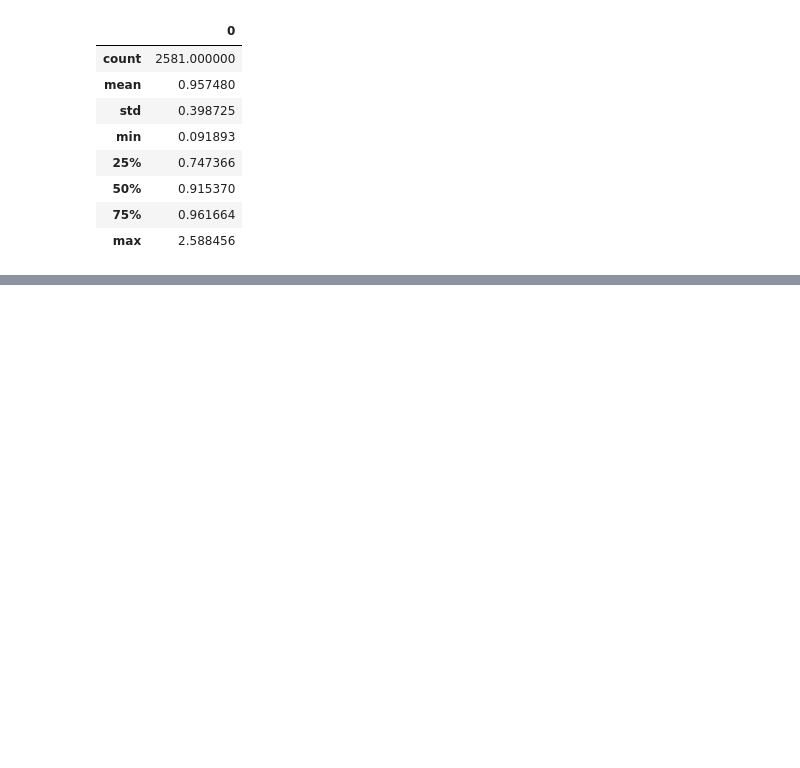
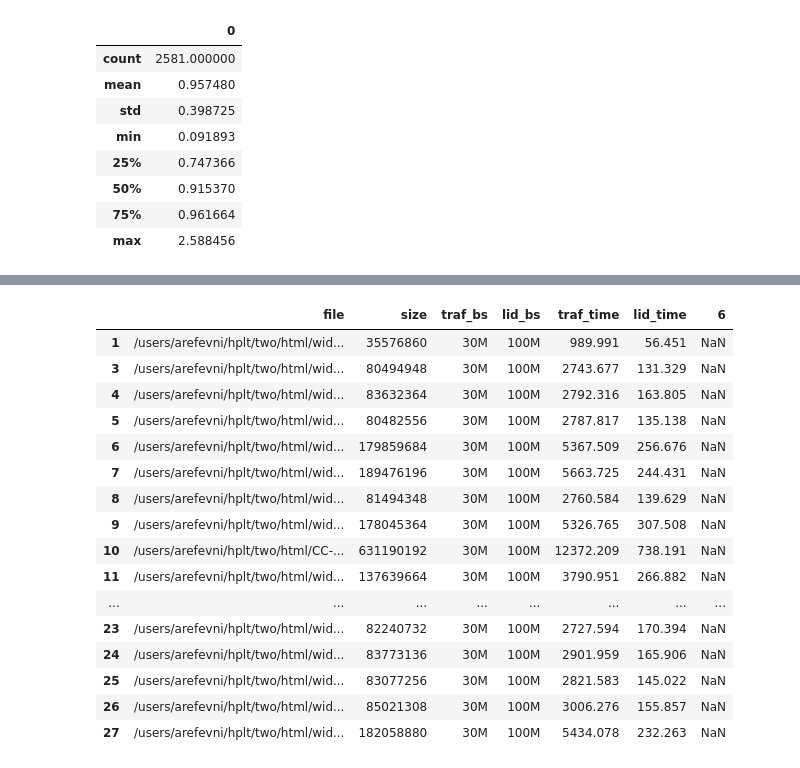
Before and after one commit to hplt-project/warc2text-runner, a Jupyter notebook: two/stage2_hypers/select_hypers.ipynb, the cells around one changed output, grey strips where cells are left out. Saved outputs shown, nothing was run; the diff lists cells and outputs as text; code cells hidden in the pictures; blank space fills up the shorter version.

```diff
--- a/two/stage2_hypers/select_hypers.ipynb
+++ b/two/stage2_hypers/select_hypers.ipynb
@@ -120,0 +139,28 @@ Stage2 for 1 input file should take 1h on avg, 2.6h maximum
+# %%
+for c in ('traf_time','lid_time'):
+    q = df[c].str.split('m', expand=True)
+    q[0] = q[0].astype(int)
+    df[c] = q.apply(lambda r: '%dh%dm%s' % (r[0]//60, r[0]%60, r[1]), axis=1)
+
+    df[c] = pd.to_datetime(df[c], format='%Hh%Mm%S.%fs') - pd.to_datetime('0', format='%S')
+    df[c] = df[c].dt.total_seconds()
+df = df[df.file.str.contains('/html/')]
+df
+# %% [output]
+|  | file | size | traf_bs | lid_bs | traf_time | lid_time | 6 |
+| 1 | /users/arefevni/hplt/two/html/wid... | 35576860 | 30M | 100M | 989.991 | 56.451 | NaN |
+| 3 | /users/arefevni/hplt/two/html/wid... | 80494948 | 30M | 100M | 2743.677 | 131.329 | NaN |
+| 4 | /users/arefevni/hplt/two/html/wid... | 83632364 | 30M | 100M | 2792.316 | 163.805 | NaN |
+| 5 | /users/arefevni/hplt/two/html/wid... | 80482556 | 30M | 100M | 2787.817 | 135.138 | NaN |
+| 6 | /users/arefevni/hplt/two/html/wid... | 179859684 | 30M | 100M | 5367.509 | 256.676 | NaN |
+| 7 | /users/arefevni/hplt/two/html/wid... | 189476196 | 30M | 100M | 5663.725 | 244.431 | NaN |
+| 8 | /users/arefevni/hplt/two/html/wid... | 81494348 | 30M | 100M | 2760.584 | 139.629 | NaN |
+| 9 | /users/arefevni/hplt/two/html/wid... | 178045364 | 30M | 100M | 5326.765 | 307.508 | NaN |
+| 10 | /users/arefevni/hplt/two/html/CC-... | 631190192 | 30M | 100M | 12372.209 | 738.191 | NaN |
+| 11 | /users/arefevni/hplt/two/html/wid... | 137639664 | 30M | 100M | 3790.951 | 266.882 | NaN |
+| ... | ... | ... | ... | ... | ... | ... | ... |
+| 23 | /users/arefevni/hplt/two/html/wid... | 82240732 | 30M | 100M | 2727.594 | 170.394 | NaN |
+| 24 | /users/arefevni/hplt/two/html/wid... | 83773136 | 30M | 100M | 2901.959 | 165.906 | NaN |
+| 25 | /users/arefevni/hplt/two/html/wid... | 83077256 | 30M | 100M | 2821.583 | 145.022 | NaN |
+| 26 | /users/arefevni/hplt/two/html/wid... | 85021308 | 30M | 100M | 3006.276 | 155.857 | NaN |
+| 27 | /users/arefevni/hplt/two/html/wid... | 182058880 | 30M | 100M | 5434.078 | 232.263 | NaN |
```
Also changed, not shown: parts of 13 cells of this notebook, 1 other file.
